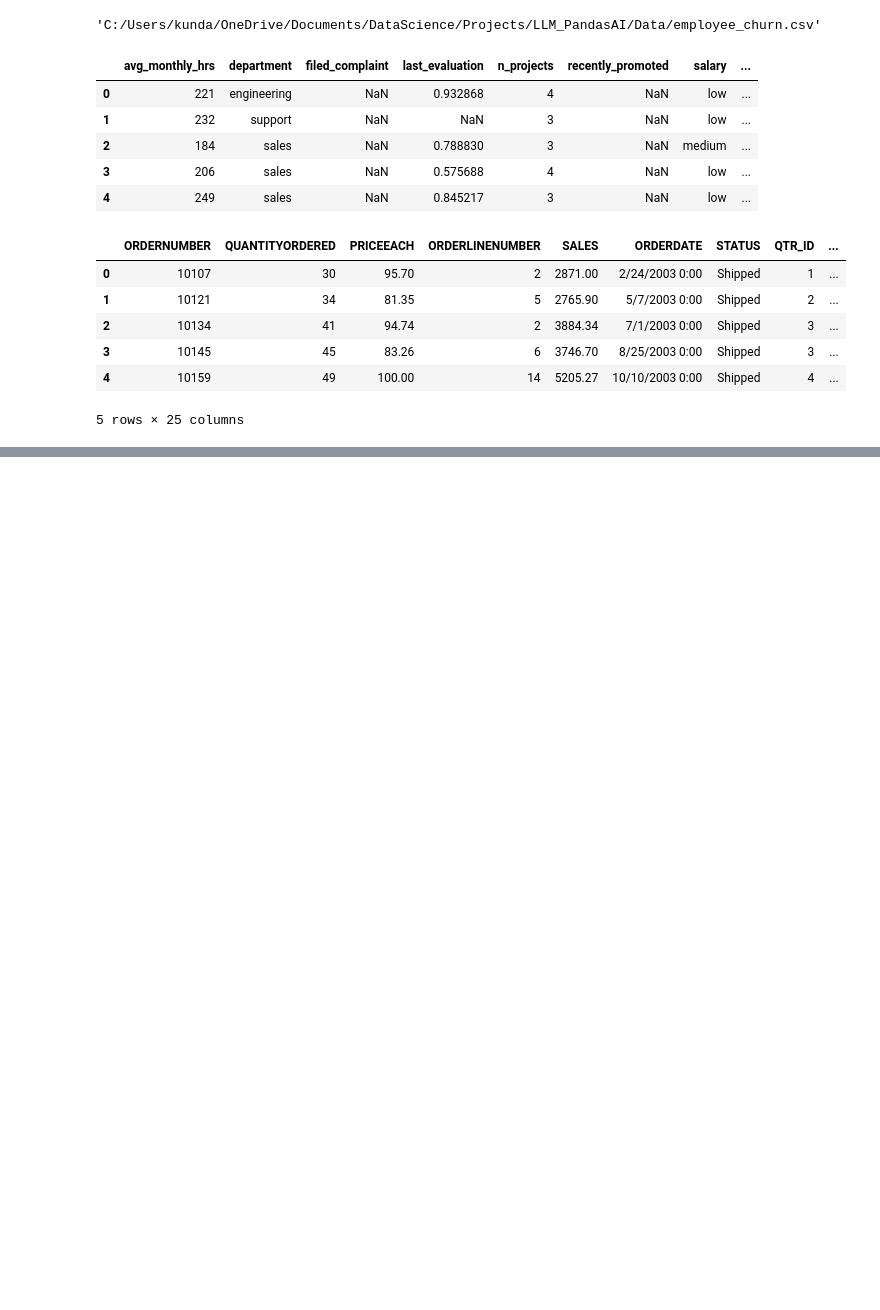
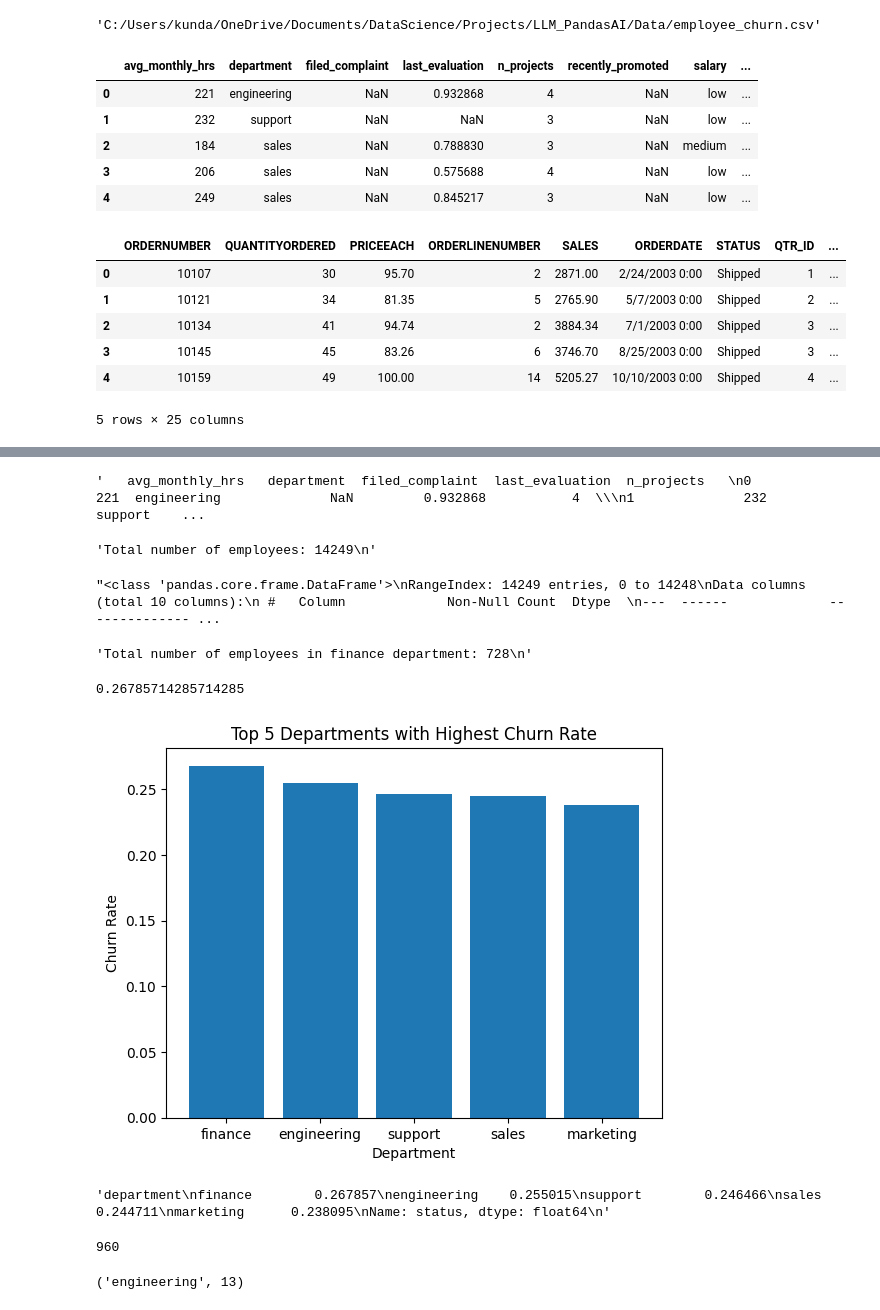
Before and after one commit to KundanTripathi/LLM_PandasAI, a Jupyter notebook: Models/pai.ipynb, the cells around one changed output, grey strips where cells are left out. Drawn from its saved outputs; the diff is of its cells as text; code cells hidden in the pictures; blank space fills up the shorter version.

Commit message:
PandasAI

```diff
--- a/Models/pai.ipynb
+++ b/Models/pai.ipynb
@@ -10,5 +16,5 @@ os.environ['OpenAI_API_Key'] = os.getenv('OpenAI_API_Key')
 # %%
-llm = OpenAI(api_token=os.environ['OpenAI_API_Key'])
+llm = OpenAI(api_token=os.getenv('OpenAI_API_Key'))
 # %%
 os.getenv('filepath')
 # %% [output]
@@ -44,0 +48,30 @@ AuthenticationError: <empty message>
+# %%
+pandas_ai = PandasAI(llm, conversational=False)
+pandas_ai(df1, prompt='Which department has highest employee churn?what is its churn percentage')
+# %% [output]
+'   avg_monthly_hrs   department  filed_complaint  last_evaluation  n_projects   \n0              221  engineering              NaN         0.932868           4  \\\n1              232      support    ...
+# %%
+pandas_ai(df1, prompt='What is the total number of employee?')
+# %% [output]
+'Total number of employees: 14249\n'
+# %%
+pandas_ai(df1, prompt='What is the total number of employee in finance department with status left?')
+# %% [output]
+"<class 'pandas.core.frame.DataFrame'>\nRangeIndex: 14249 entries, 0 to 14248\nData columns (total 10 columns):\n #   Column             Non-Null Count  Dtype  \n---  ------             -------------- ...
+# %%
+pandas_ai(df1, prompt='What is the total number of employee in finance department?')
+# %% [output]
+'Total number of employees in finance department: 728\n'
+# %%
+195/728
+# %% [output]
+0.26785714285714285
+# %%
+pandas_ai(df1, prompt='Create bar plot for top 5 deparment with highest churn rate along with displaying data')
+# %% [output]
+[figure, added]
+'department\nfinance        0.267857\nengineering    0.255015\nsupport        0.246466\nsales          0.244711\nmarketing      0.238095\nName: status, dtype: float64\n'
+# %%
+df1[(df1['status']=='Left') & (df1['department']=='sales')].shape[0]
+# %% [output]
+960
@@ -44,0 +87,5 @@ AuthenticationError: <empty message>
+# %%
+dep = df1.department.unique().tolist()
+dep[0], len(dep)
+# %% [output]
+('engineering', 13)
```
Also changed, not shown: parts of 6 cells of this notebook.
